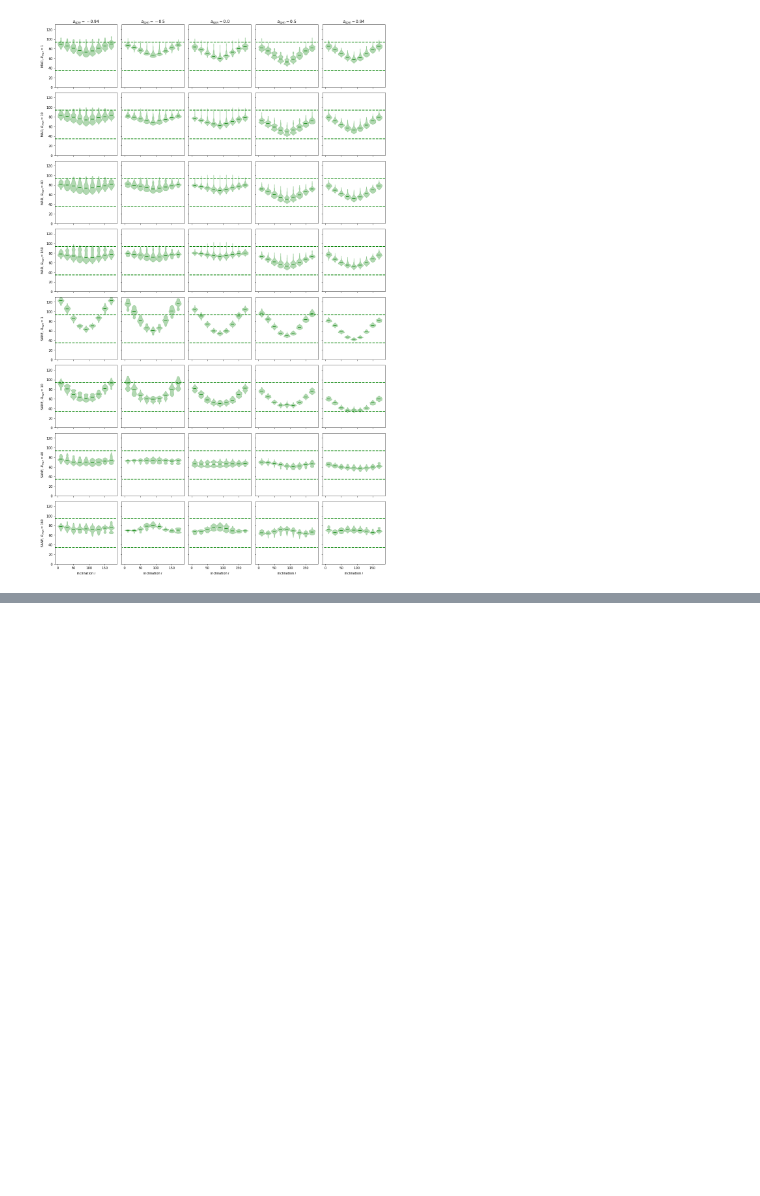
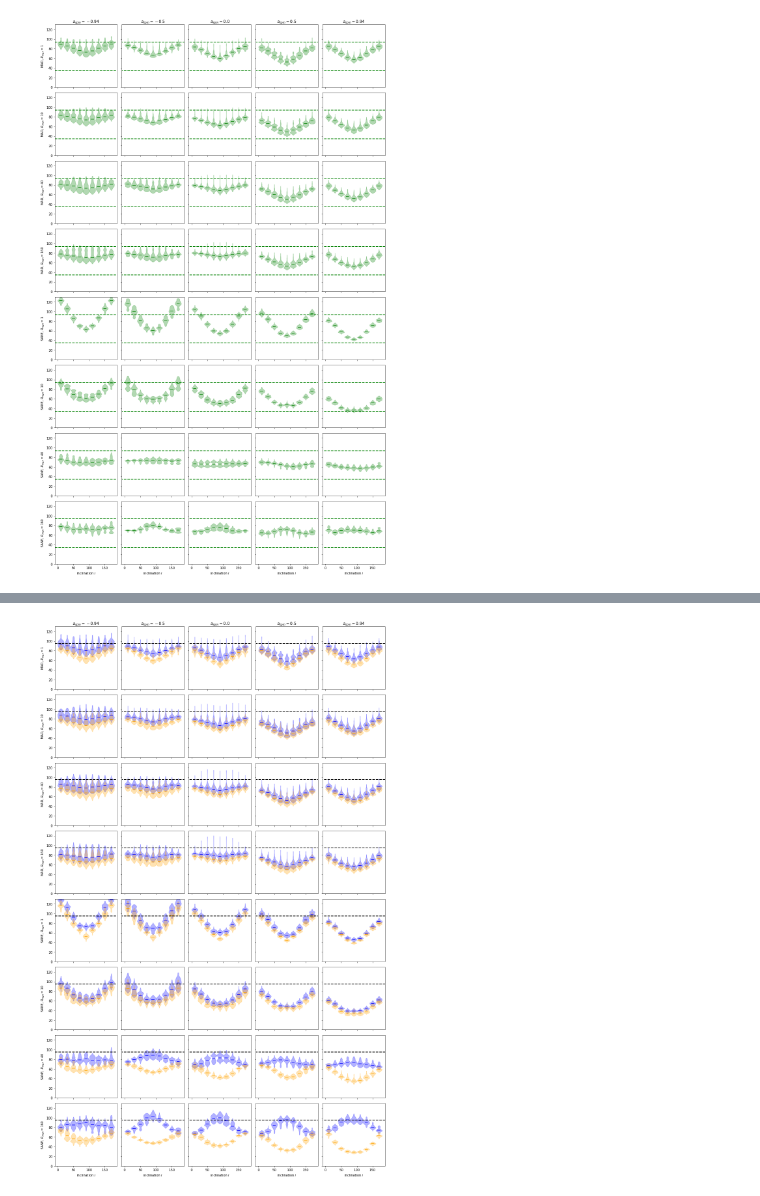
Before and after one commit to eventhorizontelescope/2017_sgra_paper5, a Jupyter notebook: 2nd_moment_constraints.ipynb, the cells around one changed output, grey strips where cells are left out. Drawn from its saved outputs; the diff is of its cells as text; code cells hidden in the pictures; blank space fills up the shorter version.

Commit message:
Update "2nd_moment_constraints.ipynb"; use major/minor to bracket max

```diff
--- a/2nd_moment_constraints.ipynb
+++ b/2nd_moment_constraints.ipynb
@@ -249,0 +263,65 @@ S spin=0.5 Rhigh=1 inc=170 is too large!
+# %%
+# choose only one window
+winselect = 3
+for dist in ['both']:
+
+    for freq in ['230GHz']:
+
+        fig, axes = plt.subplots(8, 5, figsize=(15,24), sharex=True, sharey=True)
+
+        for c, a in enumerate(aspin):
+            for r1, m in enumerate(mag):
+                for r2, Rh in enumerate(Rhigh):
+                    #print(a, m, Rh)
+                    r = r1 * 4 + r2
+
+                    color='black'
+                    axes[r][c].axhline(eht_fwhm_upper,xmin=-10, xmax=10,
+                                       color=color,ls='--',alpha=1, linewidth=2)
+
+                    for w in [winselect]:
+                    #for w in win:
+                        sel = pf(freq=freq)(aspin=a)(mag=m)(Rhigh=Rh)(win=w)
+                        if len(sel) != 9:
+                            print('WARNING: too many matchingn tables')
+
+                        dists_major = [getdist(sel(inc=i).path.iloc[0], 'major_FWHM') for i in inc]
+                        dists_minor = [getdist(sel(inc=i).path.iloc[0], 'minor_FWHM') for i in inc]
+
+                        for kk, i in enumerate(inc):
+                            i = inc[kk]
+                            distdata_major = dists_major[kk]
+                            distdata_minor = dists_minor[kk]
+                            if not (np.min(distdata_minor) < eht_fwhm_upper < np.max(distdata_major)):
+                                print(f'{m} spin={a} Rhigh={Rh} inc={i} fails!')
+
+                        color='blue'
+                        violin_parts = axes[r][c].violinplot(dists_major, positions=inc, widths=20, showmedians=True, showextrema=False)
+                        for pc in violin_parts['bodies']:
+                            pc.set_facecolor(color)
+                            pc.set_edgecolor(color)
+                        pc = violin_parts['cmedians']
+                        pc.set_facecolor(color)
+                        pc.set_edgecolor(color)
+
+                        color='orange'
+                        violin_parts = axes[r][c].violinplot(dists_minor, positions=inc, widths=20, showmedians=True, showextrema=False)
+                        for pc in violin_parts['bodies']:
+                            pc.set_facecolor(color)
+                            pc.set_edgecolor(color)
+                        pc = violin_parts['cmedians']
+                        pc.set_facecolor(color)
+                        pc.set_edgecolor(color)
+
+                    if r == 0:
+                        axes[r][c].set_title(f'$a_{{spin}} = {a}$')
+                    elif r == 7:
+                        axes[r][c].set_xlabel('inclination $i$')
+                    if c == 0:
+                        axes[r][c].set_ylabel(f'{"MAD" if m == "M" else "SANE"}, $R_{{high}} = {Rh}$')
+
+                    axes[r][c].set_ylim([0,130])
+
+        fig.tight_layout()
+        fig.savefig(f'output/plot/sizeconstraint_opt1_{dist}_Illinois_thermal_{freq}.pdf')
+# %% [output]
@@ -249,0 +345 @@ S spin=0.5 Rhigh=1 inc=170 is too large!
+[figure, added]
```
Also changed, not shown: parts of 5 cells of this notebook.
